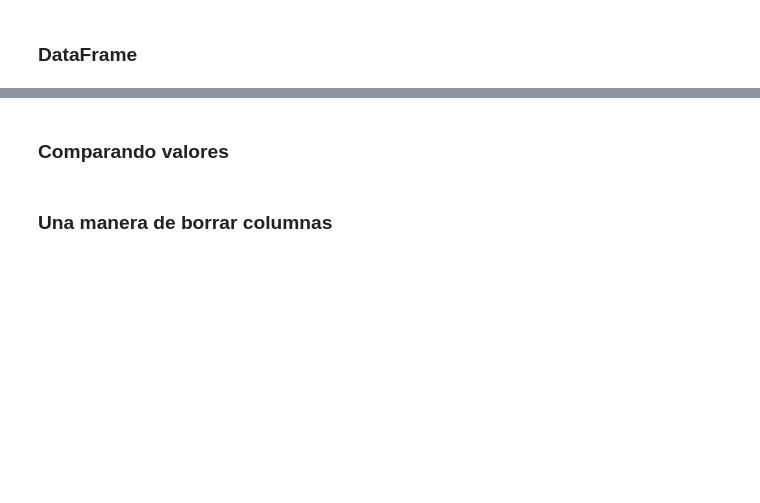
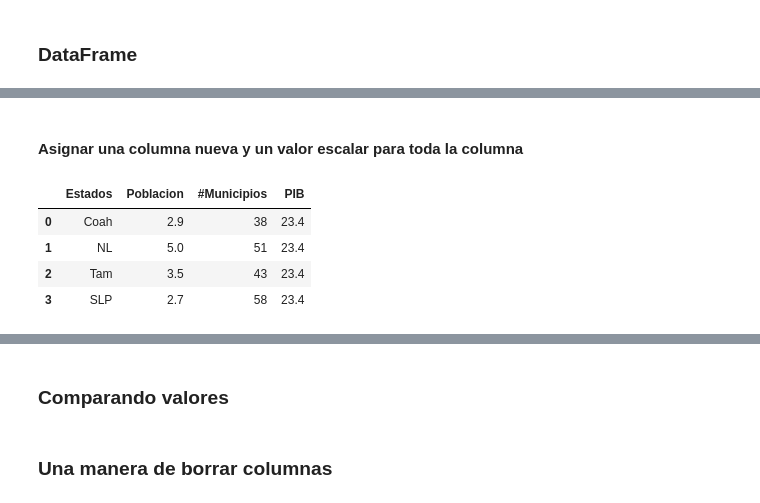
Before and after one commit to carlosdeoncedos/analisisdeinversion2021, a Jupyter notebook: Codigo/20211012Clase6.ipynb, the cells around one changed output, grey strips where cells are left out. Saved outputs shown, nothing was run; the diff lists cells and outputs as text; code cells hidden in the pictures; blank space fills up the shorter version.

```diff
--- a/Codigo/20211012Clase6.ipynb
+++ b/Codigo/20211012Clase6.ipynb
@@ -40,0 +272,2 @@ datos = {'Estados':['Coah', 'NL', 'Tam', 'SLP'], 'Poblacion':[2.9, 5.0, 3.5, 2.7
+# %% [markdown]
+#### Asignar una columna nueva y un valor escalar para toda la columna
@@ -40,0 +276,8 @@ datos = {'Estados':['Coah', 'NL', 'Tam', 'SLP'], 'Poblacion':[2.9, 5.0, 3.5, 2.7
+# %%
+df
+# %% [output]
+|  | Estados | Poblacion | #Municipios | PIB |
+| 0 | Coah | 2.9 | 38 | 23.4 |
+| 1 | NL | 5.0 | 51 | 23.4 |
+| 2 | Tam | 3.5 | 43 | 23.4 |
+| 3 | SLP | 2.7 | 58 | 23.4 |
```
Also changed, not shown: parts of 65 cells of this notebook, 2 other files.
